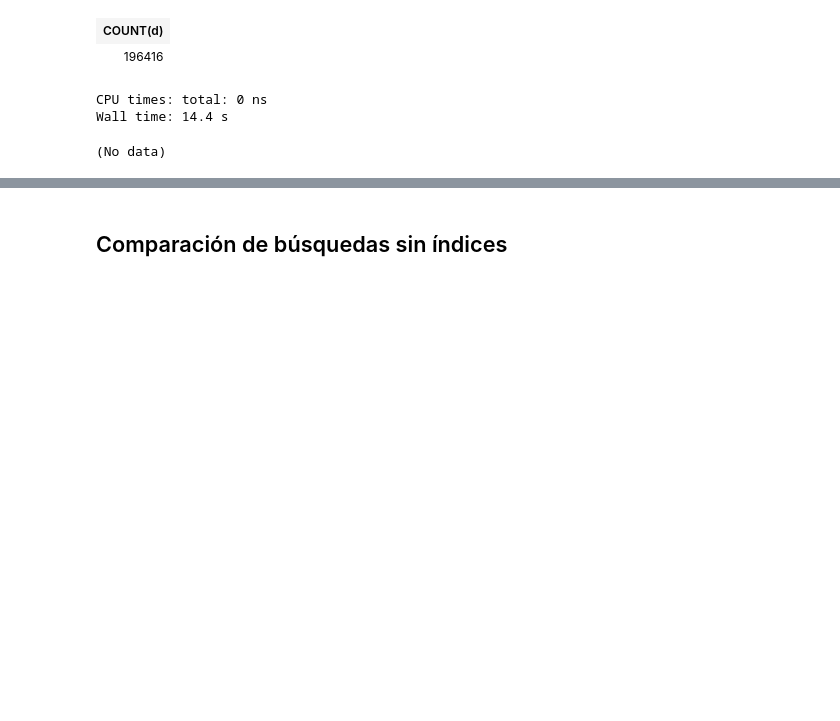
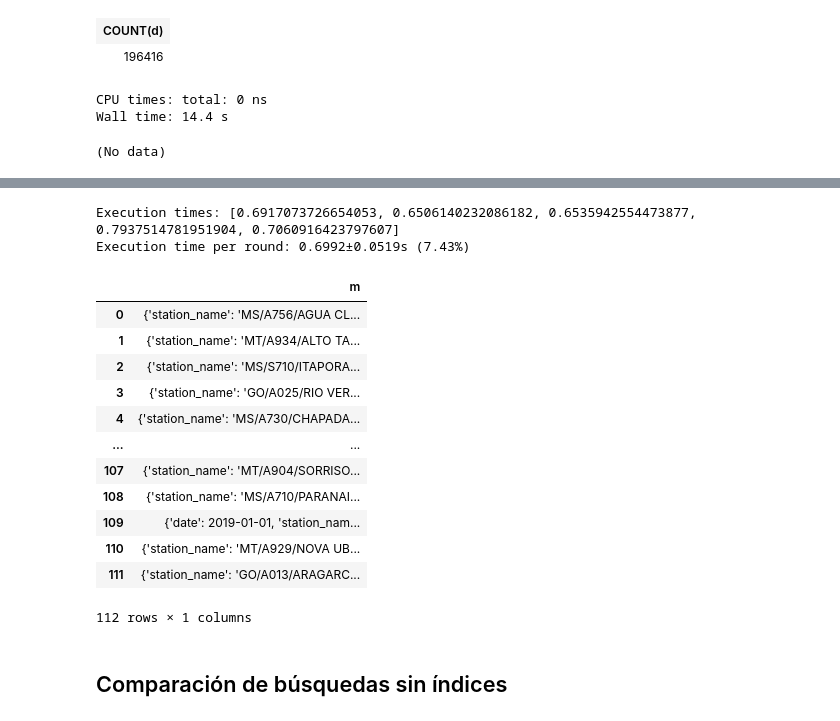
Before and after one commit to DonBraulio/WeatherGraphDB, a Jupyter notebook: BDNR2022_Proyecto_Final.ipynb, the cells around one changed output, grey strips where cells are left out. Saved outputs shown, nothing was run; the diff lists cells and outputs as text; code cells hidden in the pictures; blank space fills up the shorter version.

```diff
--- a/BDNR2022_Proyecto_Final.ipynb
+++ b/BDNR2022_Proyecto_Final.ipynb
@@ -282,17 +285,32 @@ graph.run("""MATCH (meas:Measurement)
 # %%
 # Estas consultas no se pueden hacer porque trazar los edges demora demasiado (consulta anterior)
-# query_datetime = """MATCH (m:Measurement)<--(:DateTime{year:2019, month:1, day:1, hour: 2})
-#                            RETURN m"""
-# res_4, times_4 = evaluate_query(query_datetime, n=10)
-# res_4
+query_datetime = """MATCH (m:Measurement)<--(:DateTime{year:2019, month:1, day:1, hour: 2}) RETURN m"""
+res_4, times_4 = evaluate_query(query_datetime, n=5)
+res_4
 
-# query_date_subgraph = """MATCH (m:Measurement)<--(dt:DateTime)<--(:Year{name:m.date.year}),
+#query_date_subgraph = """MATCH (m:Measurement)<--(dt:DateTime)<--(:Year{name:m.date.year}),
 #                                (dt:DateTime)<--(:Month{name:m.date.month}),
 #                                (dt:DateTime)<--(:Day{name:m.date.day}),
 #                                (dt:DateTime)<--(:Hour{name:m.hour.hour})
 #                            RETURN m"""
-# res_5, times_5 = evaluate_query(query_date_subgraph, n=10)
-# res_5
+#res_5, times_5 = evaluate_query(query_date_subgraph, n=10)
+#res_5
+# %% [output]
+Execution times: [0.6917073726654053, 0.6506140232086182, 0.6535942554473877, 0.7937514781951904, 0.7060916423797607]
+Execution time per round: 0.6992±0.0519s (7.43%)
+|  | m |
+| 0 | {'station_name': 'MS/A756/AGUA CL... |
+| 1 | {'station_name': 'MT/A934/ALTO TA... |
+| 2 | {'station_name': 'MS/S710/ITAPORA... |
+| 3 | {'station_name': 'GO/A025/RIO VER... |
+| 4 | {'station_name': 'MS/A730/CHAPADA... |
+| ... | ... |
+| 107 | {'station_name': 'MT/A904/SORRISO... |
+| 108 | {'station_name': 'MS/A710/PARANAI... |
+| 109 | {'date': 2019-01-01, 'station_nam... |
+| 110 | {'station_name': 'MT/A929/NOVA UB... |
+| 111 | {'station_name': 'GO/A013/ARAGARC... |
+112 rows × 1 columns
 # %% [markdown]
 ## Comparación de búsquedas sin índices
 # %%
```
Also changed, not shown: parts of 12 cells of this notebook.
